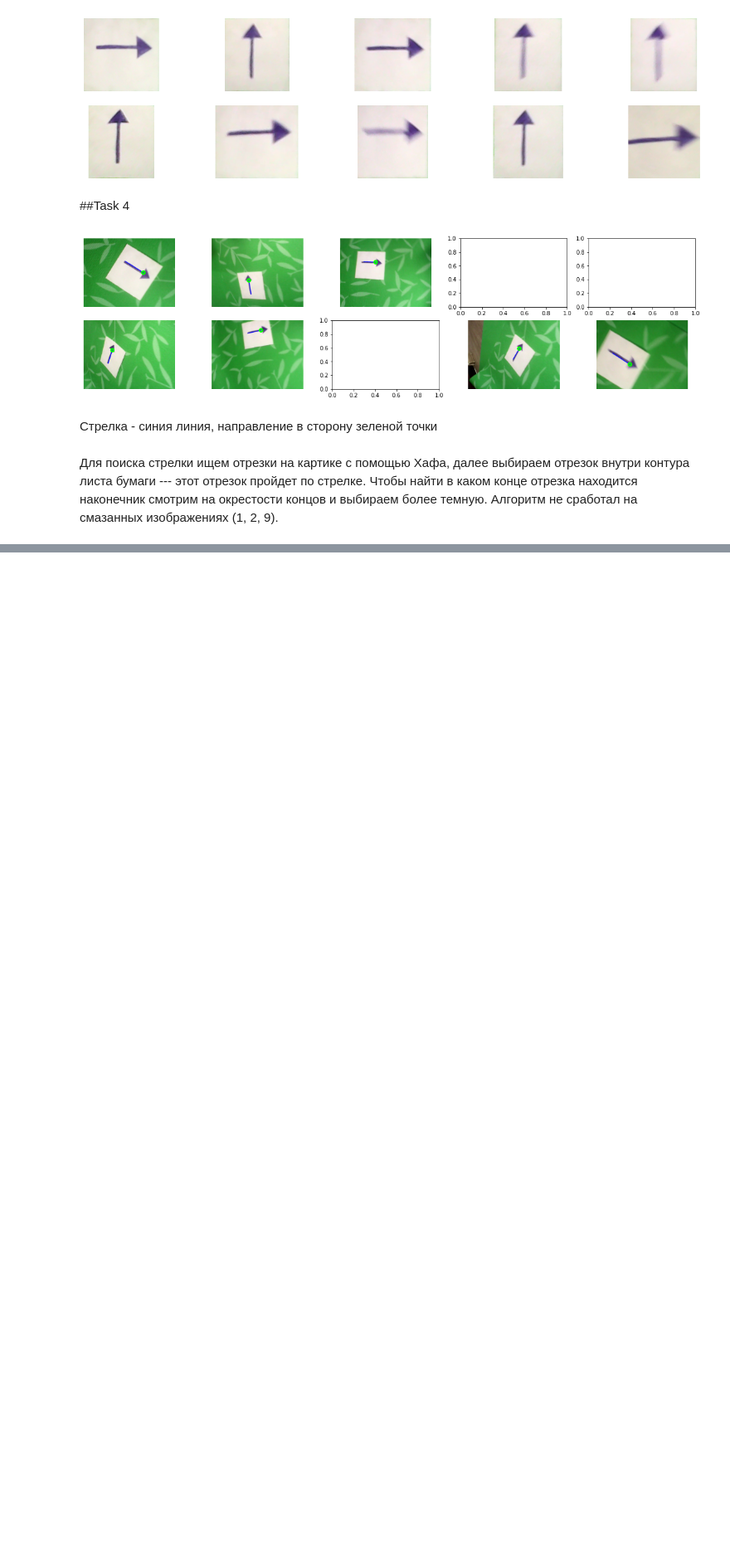
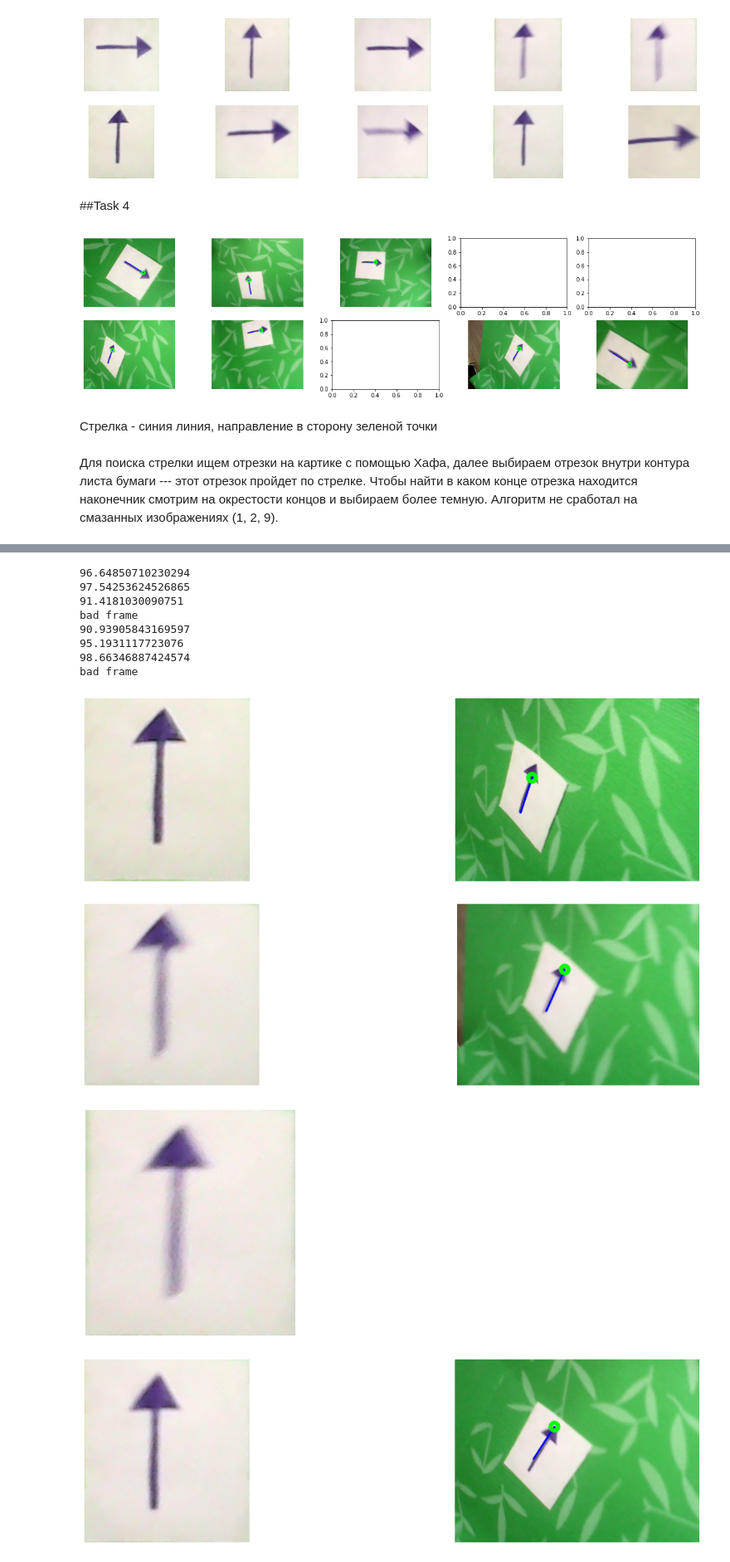
Before and after one commit to Eugene-Smith/cvr_course, a Jupyter notebook: notebooks/cv_hw3.ipynb, the cells around one changed output, grey strips where cells are left out. Shown at 83% size. Drawn from its saved outputs; the diff is of its cells as text; code cells hidden in the pictures; blank space fills up the shorter version.

```diff
--- a/notebooks/cv_hw3.ipynb
+++ b/notebooks/cv_hw3.ipynb
@@ -131,11 +131,14 @@ def four_point_transform(image, pts):
     warped = cv2.warpPerspective(image, M, (maxWidth, maxHeight))
 
     return warped
+# %%
+def view_from_above(img):
+  return four_point_transform(img, np.asarray(find_contour(img))[:, 0, :])
 # %%
 plt.figure(figsize=(20, 5))
 for ind in range(len(images)):
   plt.subplot(2, 5, ind+1)
-  plt.imshow(to_RGB(four_point_transform (images[ind], np.asarray(find_contour(images[ind], (200, 200, 200),  (255, 255, 255)))[:, 0, :])))
+  plt.imshow(to_RGB(view_from_above(images[ind])))
   plt.axis('off')
 plt.show ()
 # %% [output]
@@ -184,0 +199,38 @@ plt.show()
+# %%
+cap = cv2.VideoCapture('3.mov')
+counter = -1 # рассмотрим 6 кадров(а именно 0, 10, 20, 30, 40, 50-ый кадр)
+while(cap.isOpened() and counter <= 50):
+    counter += 1
+    ret, frame = cap.read()
+    if (counter % 10 != 0):
+      continue
+    try:
+      print(find_distance(frame))
+      plt.figure(figsize=(20, 5))
+      plt.subplot(1, 2, 1)
+      plt.imshow(to_RGB(view_from_above(frame)))
+      plt.axis('off')
+      arrow = arrow_direction(frame)
+      cv2.line(frame, (arrow[0][0], arrow[0][1]), (arrow[1][0], arrow[1][1]), (255, 0, 0), 3)
+      cv2.circle(frame, (arrow[1][0], arrow[1][1]), 10,  (0, 255, 0), 10)
+      plt.subplot(1, 2, 2)
+      plt.imshow(to_RGB(frame))
+      plt.axis('off')
+      plt.show
+    except:
+      print("bad frame")
+
+cap.release()
+# %% [output]
+96.64850710230294
+97.54253624526865
+91.4181030090751
+bad frame
+90.93905843169597
+95.1931117723076
+98.66346887424574
+bad frame
+[figure, added]
+[figure, added]
+[figure, added]
+[figure, added]
```
Also changed, not shown: parts of 5 cells of this notebook.
